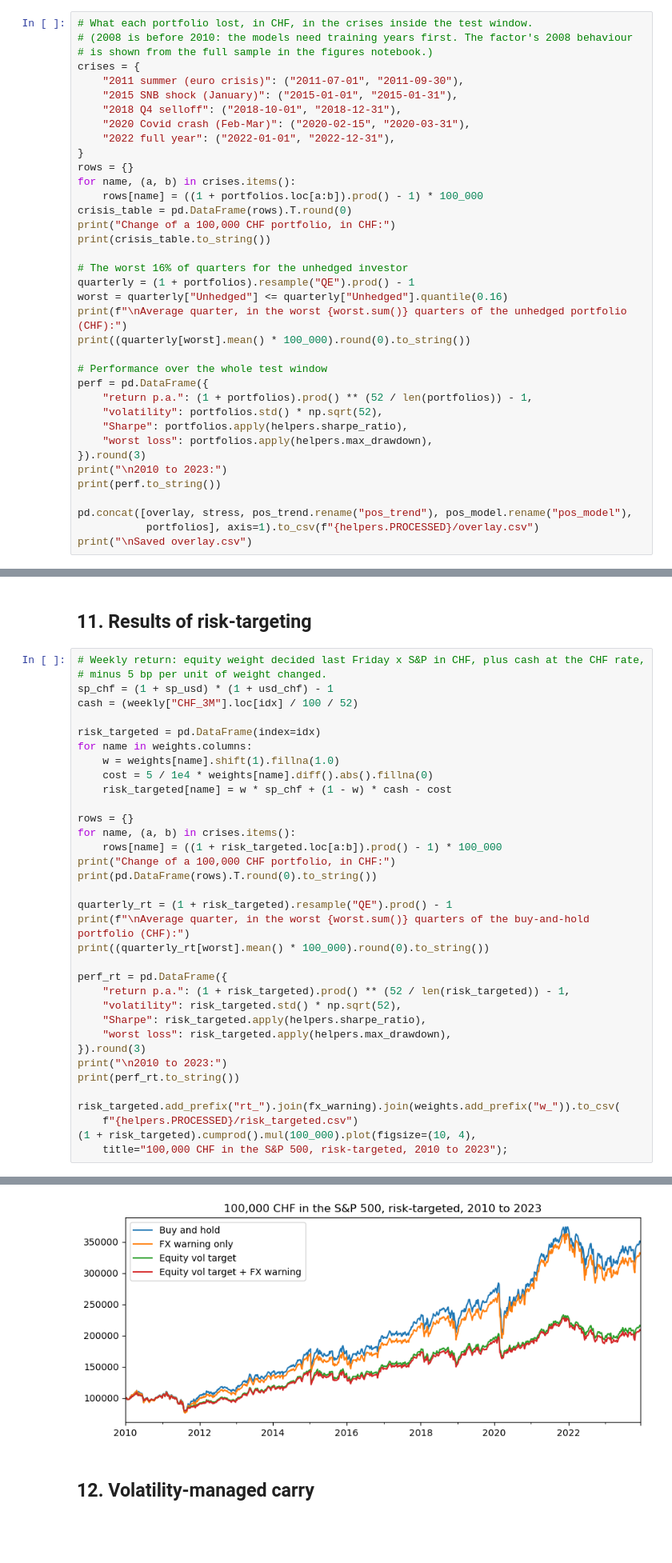
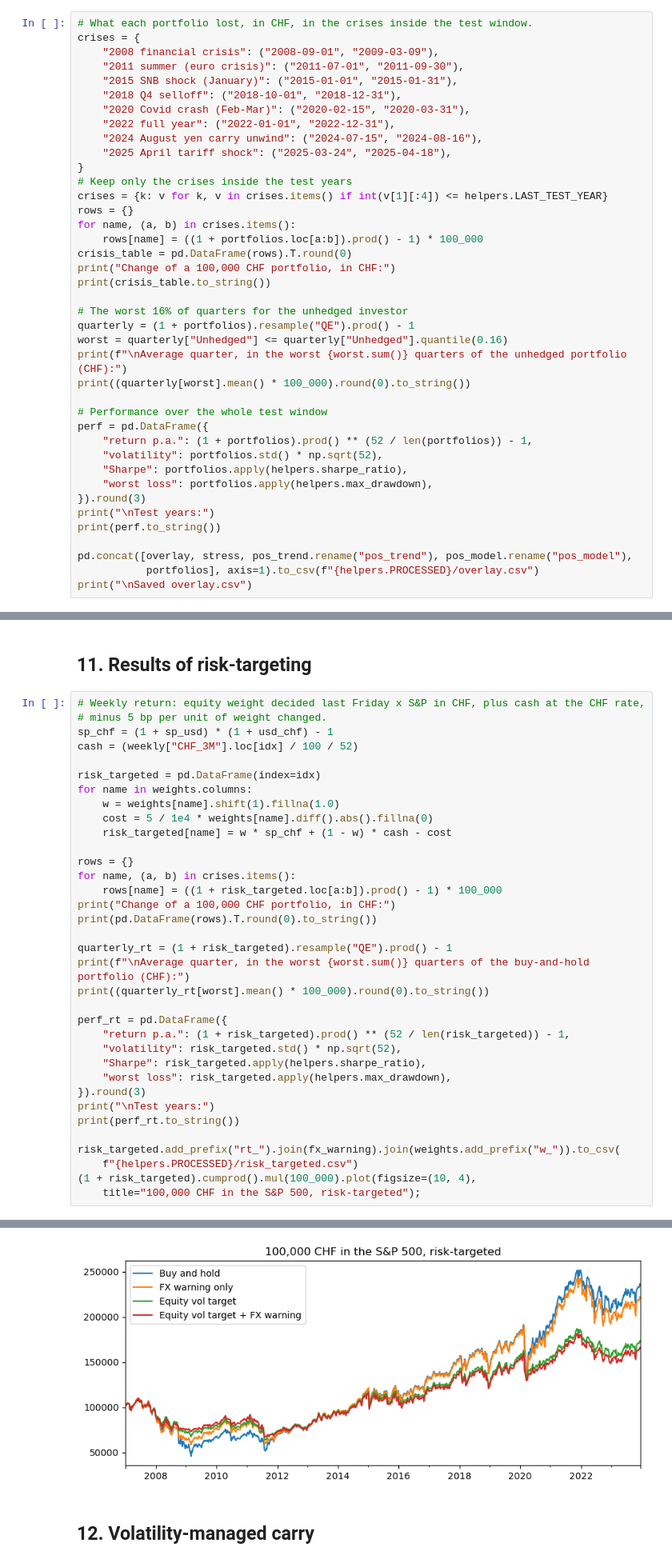
Before and after one commit to Roberto-Berardi/trend-following-fx-risk-factor, a Jupyter notebook: code/04_volatility.ipynb, the cells around one changed output, grey strips where cells are left out. Shown at 80% size. Drawn from its saved outputs; the diff is of its cells as text; blank space fills up the shorter version.

```diff
--- a/code/04_volatility.ipynb
+++ b/code/04_volatility.ipynb
@@ -327,15 +331,18 @@ portfolios = pd.DataFrame({
 ## 9. Crisis table and performance table
 # %%
 # What each portfolio lost, in CHF, in the crises inside the test window.
-# (2008 is before 2010: the models need training years first. The factor's 2008 behaviour
-# is shown from the full sample in the figures notebook.)
 crises = {
+    "2008 financial crisis": ("2008-09-01", "2009-03-09"),
     "2011 summer (euro crisis)": ("2011-07-01", "2011-09-30"),
     "2015 SNB shock (January)": ("2015-01-01", "2015-01-31"),
     "2018 Q4 selloff": ("2018-10-01", "2018-12-31"),
     "2020 Covid crash (Feb-Mar)": ("2020-02-15", "2020-03-31"),
     "2022 full year": ("2022-01-01", "2022-12-31"),
+    "2024 August yen carry unwind": ("2024-07-15", "2024-08-16"),
+    "2025 April tariff shock": ("2025-03-24", "2025-04-18"),
 }
+# Keep only the crises inside the test years
+crises = {k: v for k, v in crises.items() if int(v[1][:4]) <= helpers.LAST_TEST_YEAR}
 rows = {}
 for name, (a, b) in crises.items():
     rows[name] = ((1 + portfolios.loc[a:b]).prod() - 1) * 100_000
@@ -356,7 +363,7 @@ perf = pd.DataFrame({
     "Sharpe": portfolios.apply(helpers.sharpe_ratio),
     "worst loss": portfolios.apply(helpers.max_drawdown),
 }).round(3)
-print("\n2010 to 2023:")
+print("\nTest years:")
 print(perf.to_string())
 
 pd.concat([overlay, stress, pos_trend.rename("pos_trend"), pos_model.rename("pos_model"),
@@ -447,13 +454,13 @@ perf_rt = pd.DataFrame({
     "Sharpe": risk_targeted.apply(helpers.sharpe_ratio),
     "worst loss": risk_targeted.apply(helpers.max_drawdown),
 }).round(3)
-print("\n2010 to 2023:")
+print("\nTest years:")
 print(perf_rt.to_string())
 
 risk_targeted.add_prefix("rt_").join(fx_warning).join(weights.add_prefix("w_")).to_csv(
     f"{helpers.PROCESSED}/risk_targeted.csv")
 (1 + risk_targeted).cumprod().mul(100_000).plot(figsize=(10, 4),
-    title="100,000 CHF in the S&P 500, risk-targeted, 2010 to 2023");
+    title="100,000 CHF in the S&P 500, risk-targeted");
 # %% [output]
 Change of a 100,000 CHF portfolio, in CHF:
                             Buy and hold  FX warning only  Equity vol target  Equity vol target + FX warning
@@ -478,4 +482,4 @@ Equity vol target + FX warning        0.054       0.142   0.442      -0.269
-[figure, old version]
+[figure, new version]
 # %% [markdown]
 ## 12. Volatility-managed carry
 # %%
```
Also changed, not shown: parts of 20 cells of this notebook, 26 other files.
